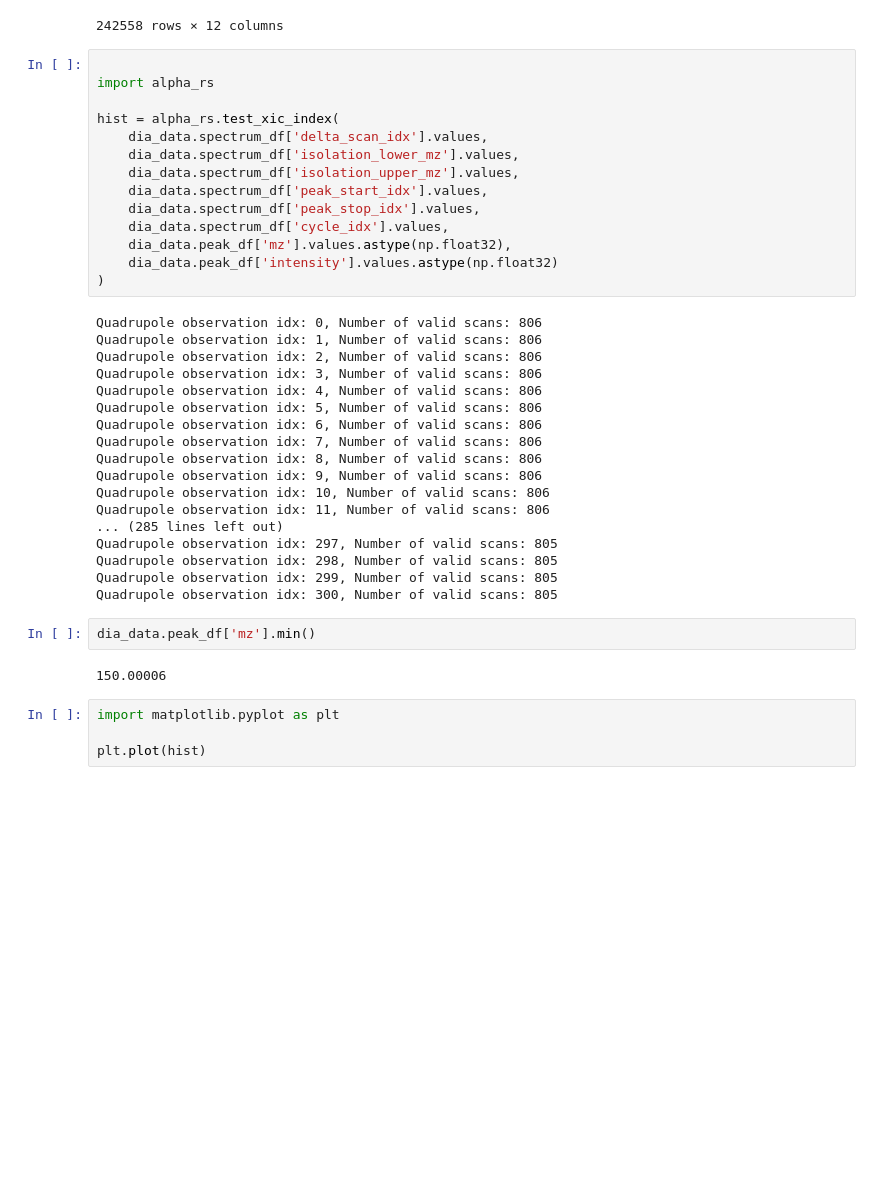
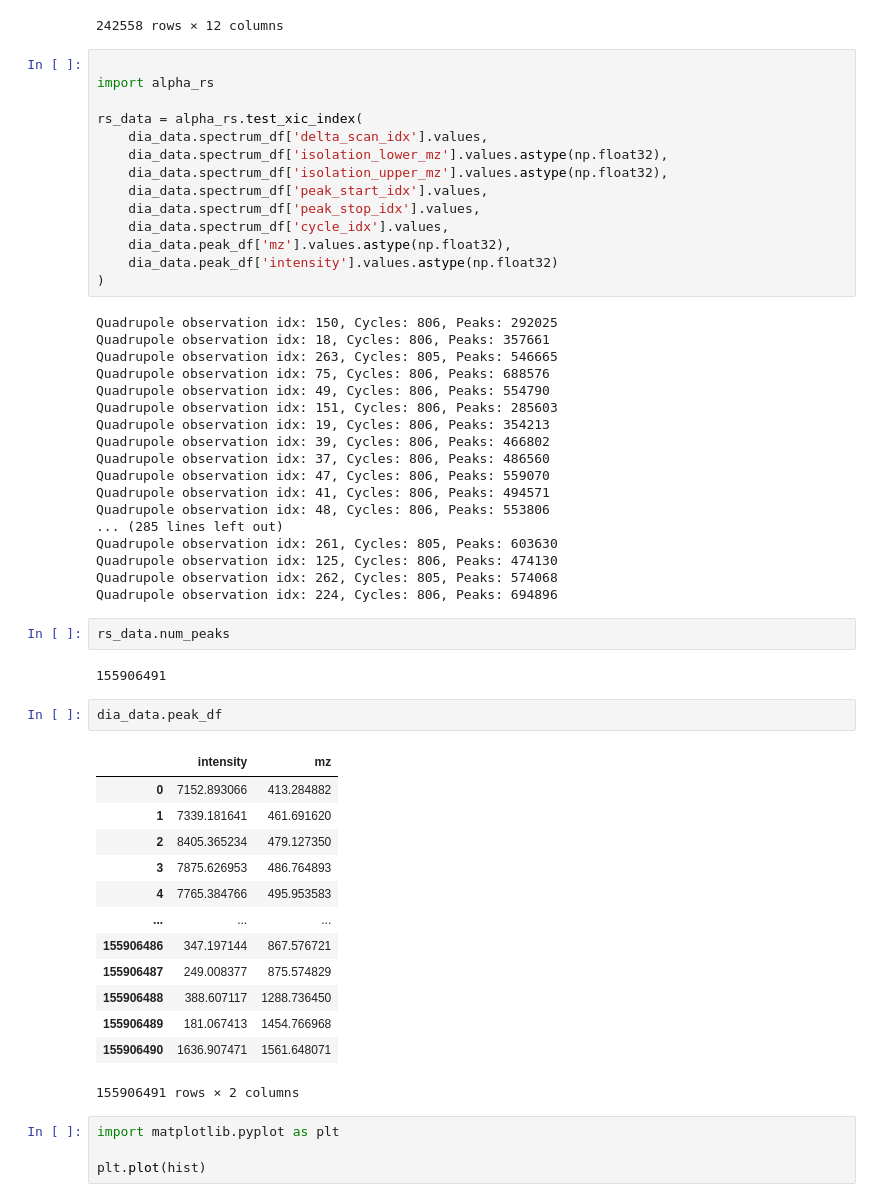
Before and after one commit to MannLabs/alphadia-search-rs, a Jupyter notebook: scripts/alpharaw.ipynb, the cells around one changed output. Saved outputs shown, nothing was run; the diff lists cells and outputs as text; blank space fills up the shorter version.

Commit message:
finish index

```diff
--- a/scripts/alpharaw.ipynb
+++ b/scripts/alpharaw.ipynb
@@ -49,10 +44,10 @@ dia_data.spectrum_df
 
 import alpha_rs
 
-hist = alpha_rs.test_xic_index(
+rs_data = alpha_rs.test_xic_index(
     dia_data.spectrum_df['delta_scan_idx'].values,
-    dia_data.spectrum_df['isolation_lower_mz'].values,
-    dia_data.spectrum_df['isolation_upper_mz'].values,
+    dia_data.spectrum_df['isolation_lower_mz'].values.astype(np.float32),
+    dia_data.spectrum_df['isolation_upper_mz'].values.astype(np.float32),
     dia_data.spectrum_df['peak_start_idx'].values,
     dia_data.spectrum_df['peak_stop_idx'].values,
     dia_data.spectrum_df['cycle_idx'].values,
@@ -60,27 +55,43 @@ hist = alpha_rs.test_xic_index(
     dia_data.peak_df['intensity'].values.astype(np.float32)
 )
 # %% [output]
-Quadrupole observation idx: 0, Number of valid scans: 806
-Quadrupole observation idx: 1, Number of valid scans: 806
-Quadrupole observation idx: 2, Number of valid scans: 806
-Quadrupole observation idx: 3, Number of valid scans: 806
-Quadrupole observation idx: 4, Number of valid scans: 806
-Quadrupole observation idx: 5, Number of valid scans: 806
-Quadrupole observation idx: 6, Number of valid scans: 806
-Quadrupole observation idx: 7, Number of valid scans: 806
-Quadrupole observation idx: 8, Number of valid scans: 806
-Quadrupole observation idx: 9, Number of valid scans: 806
-Quadrupole observation idx: 10, Number of valid scans: 806
-Quadrupole observation idx: 11, Number of valid scans: 806
+Quadrupole observation idx: 150, Cycles: 806, Peaks: 292025
+Quadrupole observation idx: 18, Cycles: 806, Peaks: 357661
+Quadrupole observation idx: 263, Cycles: 805, Peaks: 546665
+Quadrupole observation idx: 75, Cycles: 806, Peaks: 688576
+Quadrupole observation idx: 49, Cycles: 806, Peaks: 554790
+Quadrupole observation idx: 151, Cycles: 806, Peaks: 285603
+Quadrupole observation idx: 19, Cycles: 806, Peaks: 354213
+Quadrupole observation idx: 39, Cycles: 806, Peaks: 466802
+Quadrupole observation idx: 37, Cycles: 806, Peaks: 486560
+Quadrupole observation idx: 47, Cycles: 806, Peaks: 559070
+Quadrupole observation idx: 41, Cycles: 806, Peaks: 494571
+Quadrupole observation idx: 48, Cycles: 806, Peaks: 553806
 ... (285 lines left out)
-Quadrupole observation idx: 297, Number of valid scans: 805
-Quadrupole observation idx: 298, Number of valid scans: 805
-Quadrupole observation idx: 299, Number of valid scans: 805
-Quadrupole observation idx: 300, Number of valid scans: 805
+Quadrupole observation idx: 261, Cycles: 805, Peaks: 603630
+Quadrupole observation idx: 125, Cycles: 806, Peaks: 474130
+Quadrupole observation idx: 262, Cycles: 805, Peaks: 574068
+Quadrupole observation idx: 224, Cycles: 806, Peaks: 694896
+# %%
+rs_data.num_peaks
+# %% [output]
+155906491
 # %%
-dia_data.peak_df['mz'].min()
+dia_data.peak_df
 # %% [output]
+|  | intensity | mz |
+| 0 | 7152.893066 | 413.284882 |
+| 1 | 7339.181641 | 461.691620 |
+| 2 | 8405.365234 | 479.127350 |
+| 3 | 7875.626953 | 486.764893 |
+| 4 | 7765.384766 | 495.953583 |
+| ... | ... | ... |
+| 155906486 | 347.197144 | 867.576721 |
+| 155906487 | 249.008377 | 875.574829 |
+| 155906488 | 388.607117 | 1288.736450 |
+| 155906489 | 181.067413 | 1454.766968 |
+| 155906490 | 1636.907471 | 1561.648071 |
-150.00006
+155906491 rows × 2 columns
 # %%
 import matplotlib.pyplot as plt
 
```
Also changed, not shown: parts of 1 cell of this notebook, 6 other files.
